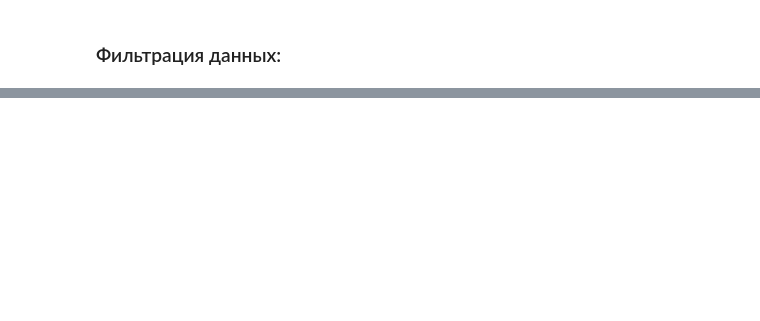
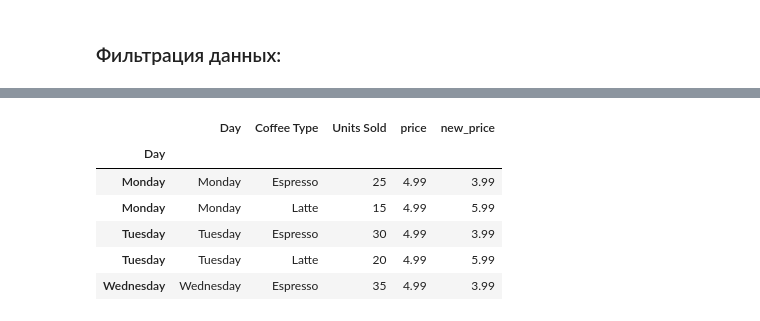
Before and after one commit to Andrey-Shatsev/pandas_edu, a Jupyter notebook: Andrey_nb/tutorial.ipynb, the cells around one changed output, grey strips where cells are left out. Cells and saved outputs as stored; diff of their text form; code cells hidden in the pictures; blank space fills up the shorter version.

```diff
--- a/Andrey_nb/tutorial.ipynb
+++ b/Andrey_nb/tutorial.ipynb
@@ -334,0 +111,3 @@ bios.query('born_country == "USA"')
+# %%
+#Как добавить колонку со значением:
+coffee['price'] = 4.99
@@ -334,0 +126,12 @@ bios.query('born_country == "USA"')
+# %%
+#Теперь добавим колонку с простым условием:
+coffee['new_price'] = np.where(coffee['Coffee Type']=='Espresso', 3.99, 5.99)
+coffee.head()
+# %% [output]
+|  | Day | Coffee Type | Units Sold | price | new_price |
+| Day |  |  |  |  |  |
+| Monday | Monday | Espresso | 25 | 4.99 | 3.99 |
+| Monday | Monday | Latte | 15 | 4.99 | 5.99 |
+| Tuesday | Tuesday | Espresso | 30 | 4.99 | 3.99 |
+| Tuesday | Tuesday | Latte | 20 | 4.99 | 5.99 |
+| Wednesday | Wednesday | Espresso | 35 | 4.99 | 3.99 |
```
Also changed, not shown: parts of 56 cells of this notebook.
